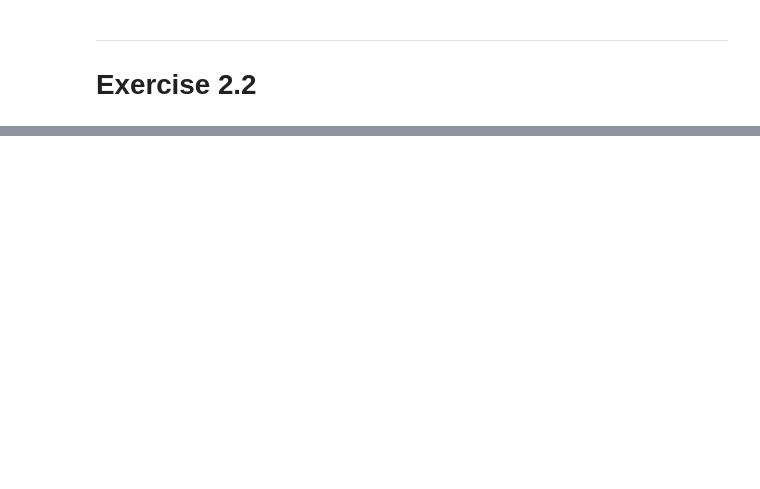
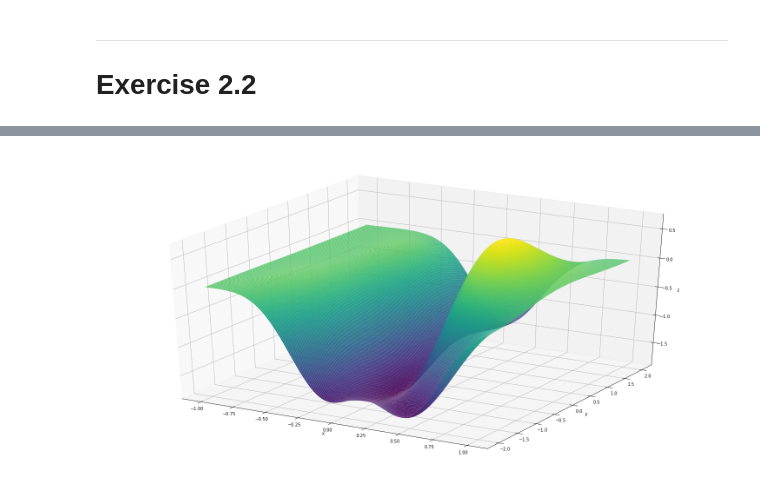
Before and after one commit to giorgiozannini/omml-homework-2, a Jupyter notebook: rbf.ipynb, the cells around one changed output, grey strips where cells are left out. Drawn from its saved outputs; the diff is of its cells as text; code cells hidden in the pictures; blank space fills up the shorter version.

```diff
--- a/rbf.ipynb
+++ b/rbf.ipynb
@@ -92,24 +92,6 @@ class Rbf(ShallowNeuralNetwork):
         self.output = v @ H
         return self.output
 
-
-    def grad(self, params):
-
-        w, b, v = self.separate(params)
-        z = w @ self.X - b
-        f_x = self.predict(self.X, w, b, v)
-       # print(w.shape, b.shape, v.shape)
-
-        dw = 2*self.rho*w + (1/self.X.shape[1]) * ((v.T.dot(f_x-self.y)) * self.g_der(z)).dot(self.X.T)
-        db = 2*self.rho*b + ((v.T.dot(f_x-self.y)) * self.g_der(z)) * -1
-        db =(1/self.X.shape[1]) *  np.sum(db, axis = 1, keepdims = True)
-        dv = 2*self.rho*v + (1/self.X.shape[1]) * (f_x-y_train).dot(self.g(z).T)
-
-
-        return np.concatenate([array.reshape(-1) for array in [dw, db, dv]])
-
-
-
     # optimization of the objective function
     def optimize(self):
 
@@ -263,7 +245,7 @@ train_mses = {}
 for i in tqdm_notebook(range(num_it)):
 
     s = np.random.randint(1000000000)
-    nn = Rbf_el(X_train, y_train, N = 30, sigma = 1, rho = 10e-5, seed = s)
+    nn = Rbf_el(X_train, y_train, N = 35, sigma = 0.7, rho = 10e-5, seed = s)
     nn.optimize()
 
     train_mses[s] = nn.mse(X_train, y_train, nn.c, nn.v)
@@ -274,7 +256,7 @@ print("finished training.")
 
 opt_seed = min(test_mses, key=train_mses.get)
 print("Train Error :", min(list(train_mses.values())))
-print("Test Error :", min(list(test_mses.values())))# 0.103 924505243
+print("Test Error :", min(list(test_mses.values())))# 0.03 538366619
 print("Seed :", opt_seed)
 # %% [output]
 training...
@@ -307,5 +289,7 @@ def plot(nn):
     ax.set_zlabel('z')
     plt.show()
 # %%
-nn = Rbf_el(X_train, y_train, N = 30, sigma = 1, rho = 10e-5, seed = opt_seed)
+nn = Rbf_el(X_train, y_train, N = 35, sigma = 0.7, rho = 10e-5, seed = opt_seed)
 plot(nn)
+# %% [output]
+[figure, added]
```
Also changed, not shown: parts of 3 cells of this notebook.
